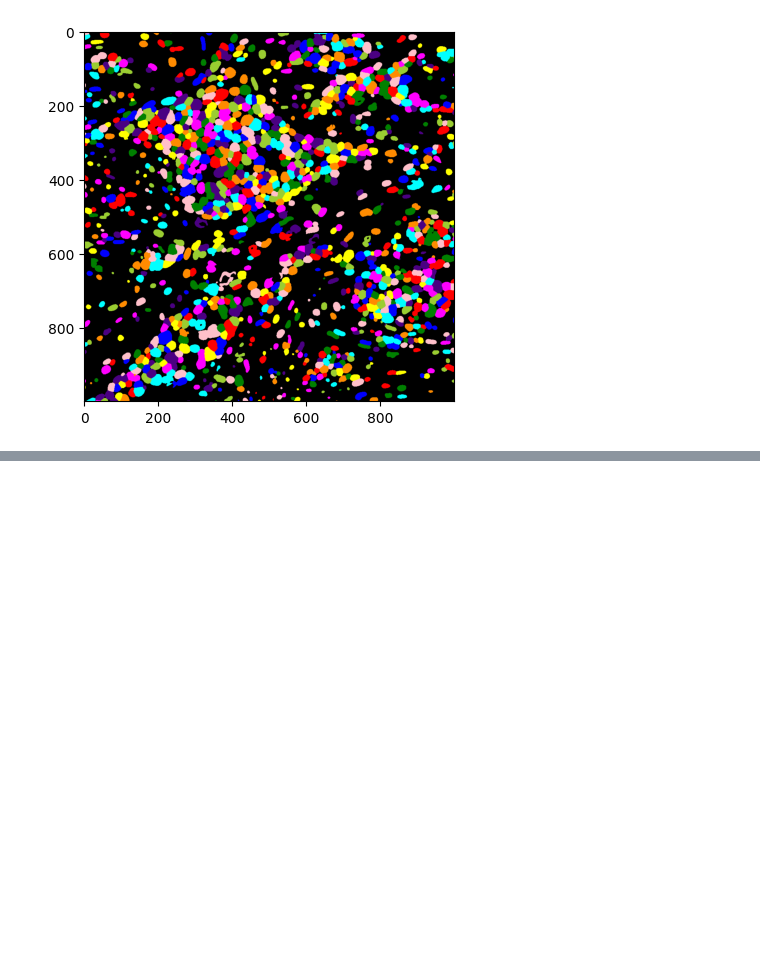
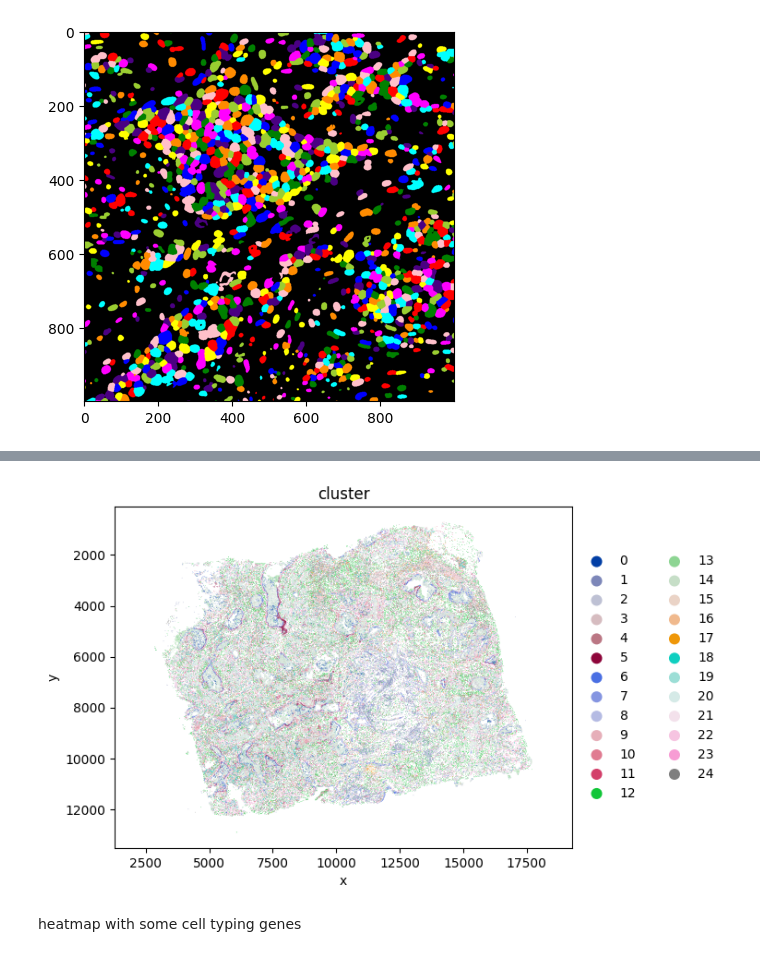
Before and after one commit to ding-lab/ding-lab-spatial, a Jupyter notebook: multiplex_imaging/multiplex_imaging_analysis.ipynb, the cells around one changed output, grey strips where cells are left out. Cells and saved outputs as stored; diff of their text form; code cells hidden in the pictures; blank space fills up the shorter version.

```diff
--- a/multiplex_imaging/multiplex_imaging_analysis.ipynb
+++ b/multiplex_imaging/multiplex_imaging_analysis.ipynb
@@ -183,0 +478,14 @@ table = regionprops_table(labeled, x)
+# %%
+# selecting one section for a zoomed in look
+section_ids = sorted(set(adata.obs['section_id']))
+section_id = section_ids[0]
+f = adata[[x == section_id for x in adata.obs['section_id']]]
+
+fig, ax = plt.subplots()
+sc.pl.scatter(f, x='x', y='y', color='cluster', ax=ax, show=False)
+ax.axis('equal')
+ax.invert_yaxis()
+# %% [output]
+[figure, added]
+# %% [markdown]
+heatmap with some cell typing genes
```
Also changed, not shown: parts of 51 cells of this notebook, 1 other file.
